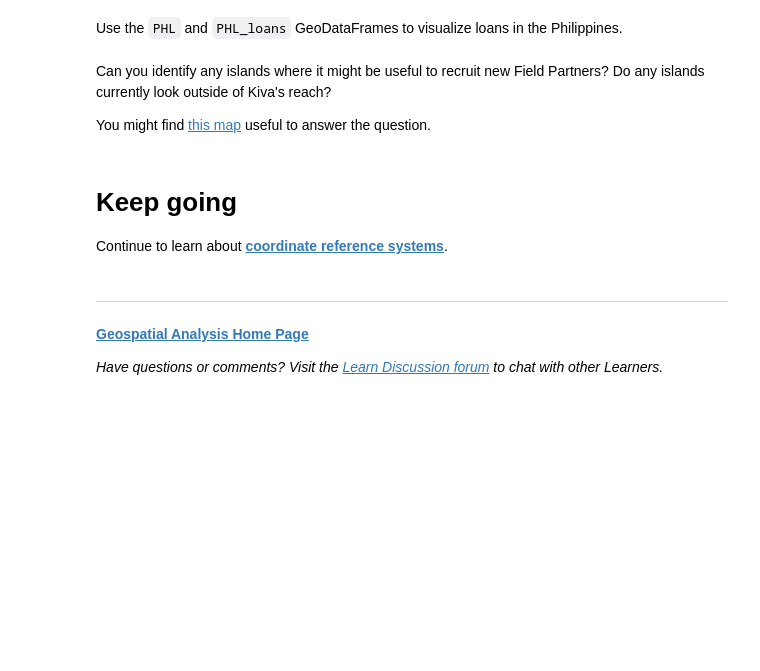
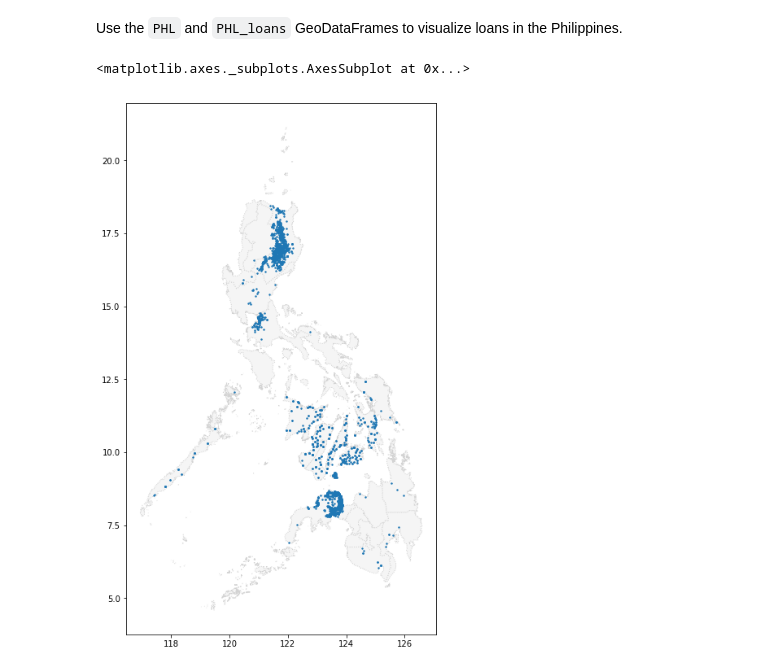
Before and after one commit to io99/problems, a Jupyter notebook: Exercise_ Your First Map.ipynb, the cells around one changed output. Drawn from its saved outputs; the diff is of its cells as text; code cells hidden in the pictures; blank space fills up the shorter version.

```diff
--- a/Exercise_ Your First Map.ipynb
+++ b/Exercise_ Your First Map.ipynb
@@ -95,12 +95,8 @@ PHL.head()
 # %% [markdown]
 Use the `PHL` and `PHL_loans` GeoDataFrames to visualize loans in the Philippines.
 # %%
-# Your code here
-____
-
 ax = PHL.plot(figsize=(12,12), color='whitesmoke', linestyle=':', edgecolor='lightgray')
 PHL_loans.plot(ax=ax, markersize=2)
-
-# Uncomment to see a hint
-q_4.a.hint()
-q_4.a.solution()
+# %% [output]
+<matplotlib.axes._subplots.AxesSubplot at 0x...>
+[figure, added]
@@ -113,4 +102,0 @@ q_4.a.check()
-# %% [markdown]
-Can you identify any islands where it might be useful to recruit new Field Partners?  Do any islands currently look outside of Kiva's reach?
-
-You might find [this map](https://bit.ly/2U2G7x7) useful to answer the question.
@@ -120,13 +102,0 @@ q_4.b.solution()
-# %% [markdown]
-# Keep going
-
-Continue to learn about **[coordinate reference systems](https://www.kaggle.com/alexisbcook/coordinate-reference-systems)**.
-# %% [markdown]
----
-**[Geospatial Analysis Home Page](https://www.kaggle.com/learn/geospatial-analysis)**
-
-
-
-
-
-*Have questions or comments? Visit the [Learn Discussion forum](https://www.kaggle.com/learn-forum) to chat with other Learners.*
```
Also changed, not shown: parts of 2 cells of this notebook.
